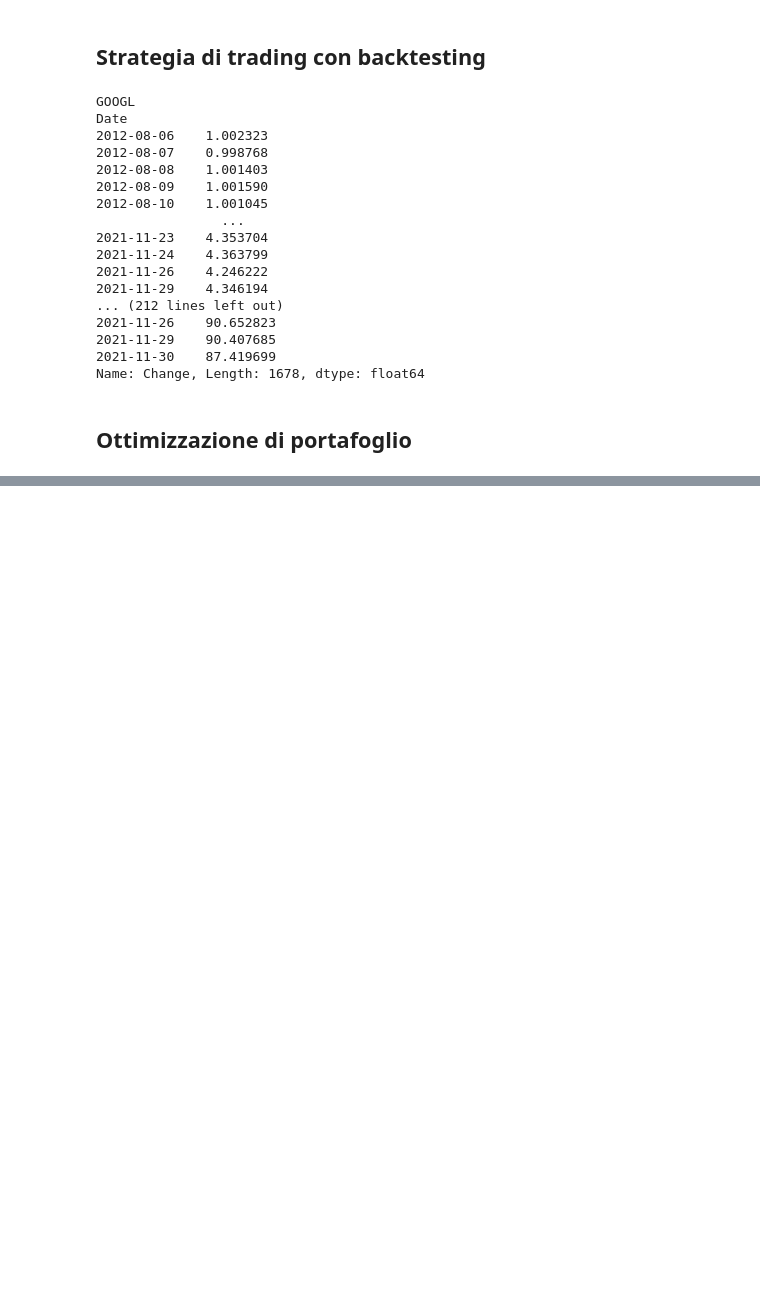
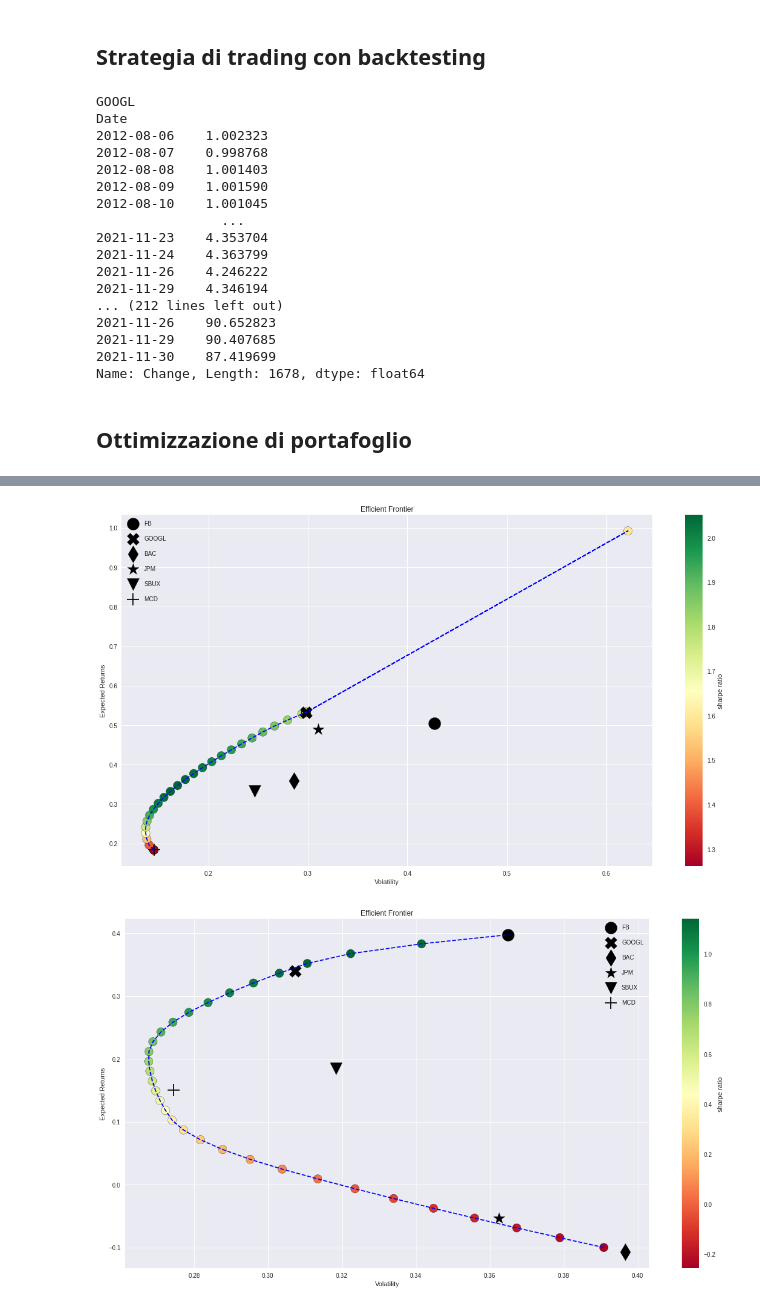
Before and after one commit to gabrielecanesi/Business-Intelligence, a Jupyter notebook: notebook.ipynb, the cells around one changed output, grey strips where cells are left out. Saved outputs shown, nothing was run; the diff lists cells and outputs as text; code cells hidden in the pictures; blank space fills up the shorter version.

```diff
--- a/notebook.ipynb
+++ b/notebook.ipynb
@@ -448,0 +427,54 @@ NFLX   0.000181  0.000248  0.000064  0.000138  0.000103  0.000958
+# %%
+def get_portfolio_results(frontier, exp_rets, return_list):
+    weights = []
+    rets = []
+    volatilities = []
+    sr = []
+
+    for p in frontier:
+        ret = np.sum(p * return_list)
+        vol = np.sqrt(np.dot(p.T, np.dot(exp_rets.cov() * 12, p)))
+        s_r = ret / vol
+        rets.append(ret)
+        weights.append(p)
+        volatilities.append(vol)
+        sr.append(s_r)
+
+    result = pd.DataFrame({'returns' : rets, 'volatility': volatilities, 'sharpe ratio': sr})
+    return result
+
+
+def plot_frontier(result, tickers, ret_list, expected_returns):
+    MARKS = ['o', 'X', 'd', '*', 'v', '+']
+
+    fig, ax = plt.subplots(figsize = (16, 9))
+    result.plot(kind='scatter', x='volatility', s = 200,
+                          y='returns', c='sharpe ratio',
+                          cmap='RdYlGn', edgecolors='black',
+                          ax=ax)
+    ax.set(xlabel='Volatility',
+           ylabel='Expected Returns',
+           title='Efficient Frontier')
+    ax.plot(result['volatility'], result['returns'], 'b--')
+
+    for asset_index in range(6):
+        ax.scatter(x=np.sqrt((ret_list.cov() * 12).iloc[asset_index, asset_index]),
+                   y=expected_returns[asset_index],
+                   marker=MARKS[asset_index],
+                   s=400,
+                   color='black',
+                   label=tickers[asset_index],
+                   )
+    ax.legend(labelspacing = 1.5)
+
+    plt.tight_layout()
+    plt.show()
+
+a = get_portfolio_results(frontiera_previsioni, expected_returns, p_returns)
+b = get_portfolio_results(frontiera_passati, data, r_returns)
+
+plot_frontier(a, tickers, expected_returns, p_returns)
+plot_frontier(b, tickers, data, r_returns)
+# %% [output]
+[figure, added]
+[figure, added]
```
Also changed, not shown: parts of 10 cells of this notebook.
